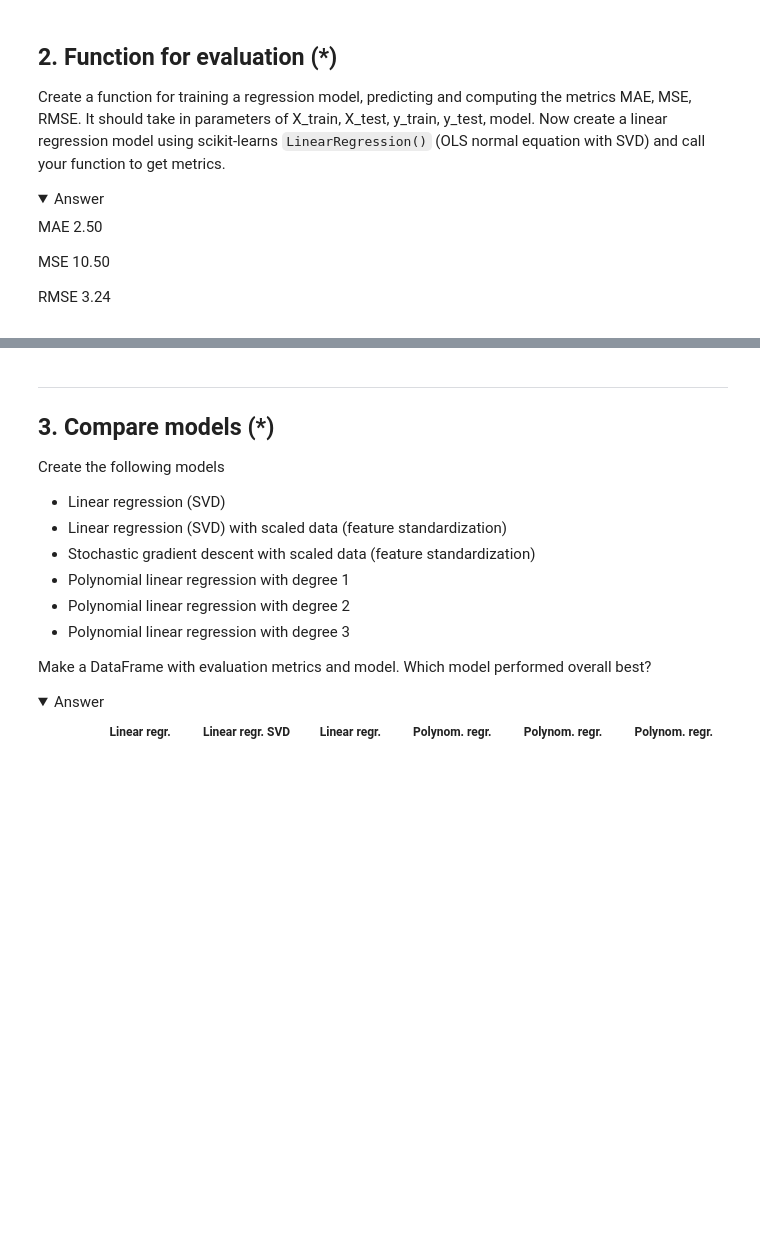
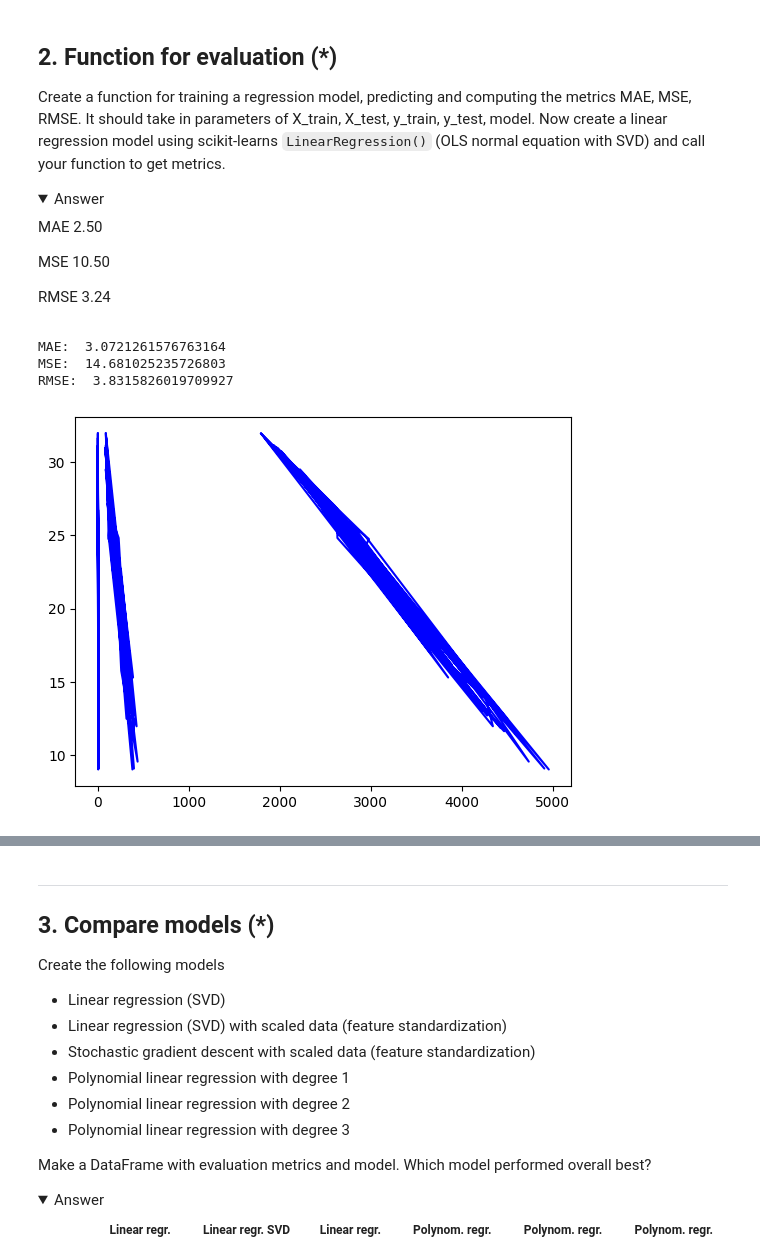
Before and after one commit to smlatic/Machine-Learning-ITHS, a Jupyter notebook: Exercises/E02_sklearn.ipynb, the cells around one changed output, grey strips where cells are left out. Cells and saved outputs as stored; diff of their text form; code cells hidden in the pictures; folded sections open; blank space fills up the shorter version.

Commit message:
sklearn ex.

```diff
--- a/Exercises/E02_sklearn.ipynb
+++ b/Exercises/E02_sklearn.ipynb
@@ -59,0 +137,3 @@ d) I have chosen to drop the columns origin and name. Think yourself if it is re
+# %%
+new_mpg = mpg.drop(['acceleration', 'model_year', 'origin', 'name'], axis=1)
+new_mpg.head()
@@ -73,0 +163,10 @@ Do a manual calculation to check against the shapes after train|test split.
+# %%
+# Create X (features matrix)
+X = new_mpg.drop("mpg", axis=1)
+
+# Create y (labels)
+y = new_mpg["mpg"]
+
+X_train, X_test, y_train, y_test = train_test_split(X, y, test_size=0.2, random_state=42)
+
+X_train.shape, X_test.shape, y_train.shape, y_test.shape
@@ -87,3 +188,35 @@ MSE 10.50
 RMSE 3.24
 
 </details>
+# %%
+from sklearn.linear_model import LinearRegression
+from sklearn.metrics import mean_absolute_error, mean_squared_error
+import numpy as np
+
+clf = LinearRegression()
+
+clf.fit(X, y)
+
+
+y_pred = clf.predict(X_test)
+
+
+mae = mean_absolute_error(y_test, y_pred)
+mse = mean_squared_error(y_test, y_pred)
+rmse = np.sqrt(mse)
+
+print("MAE: ", mae)
+print("MSE: ", mse)
+print("RMSE: ", rmse)
+
+
+# Plot outputs
+plt.plot(X_test, y_pred, color="blue")
+
+
+plt.show()
+# %% [output]
+MAE:  3.0721261576763164
+MSE:  14.681025235726803
+RMSE:  3.8315826019709927
+[figure, added]
```
Also changed, not shown: parts of 11 cells of this notebook, 1 other file.
